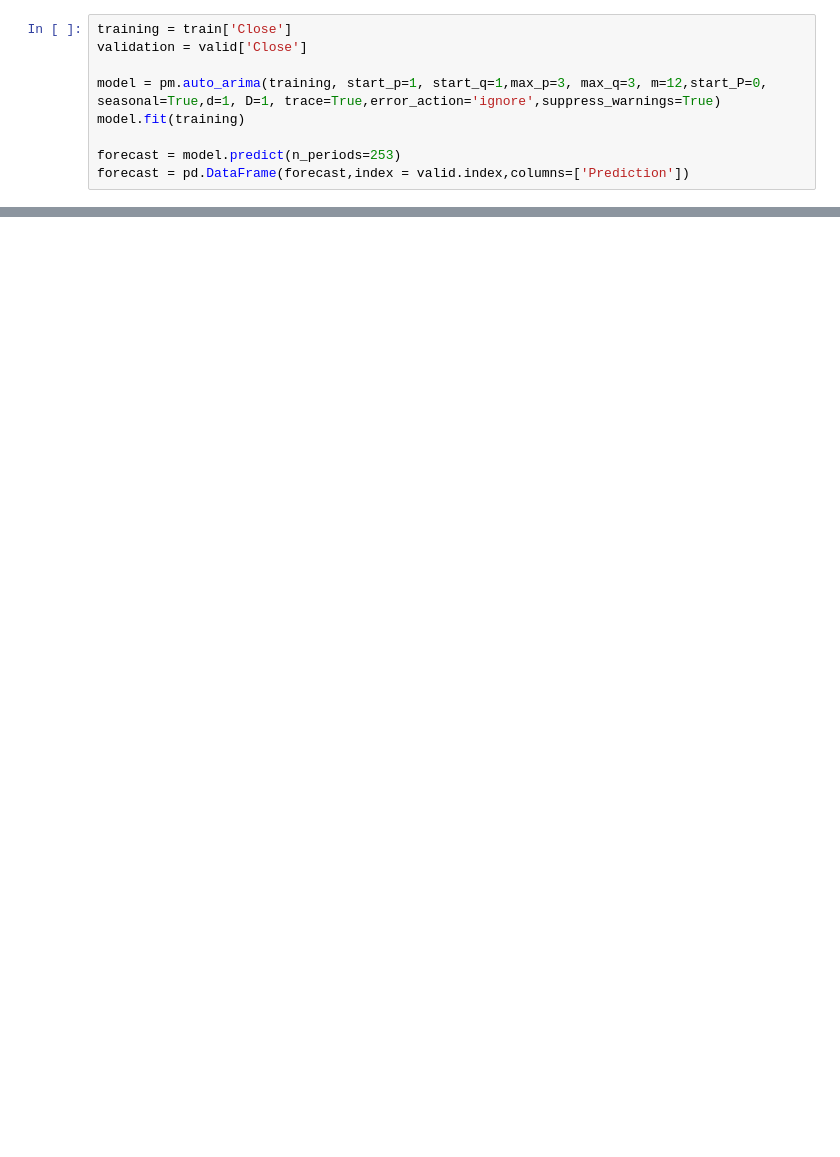
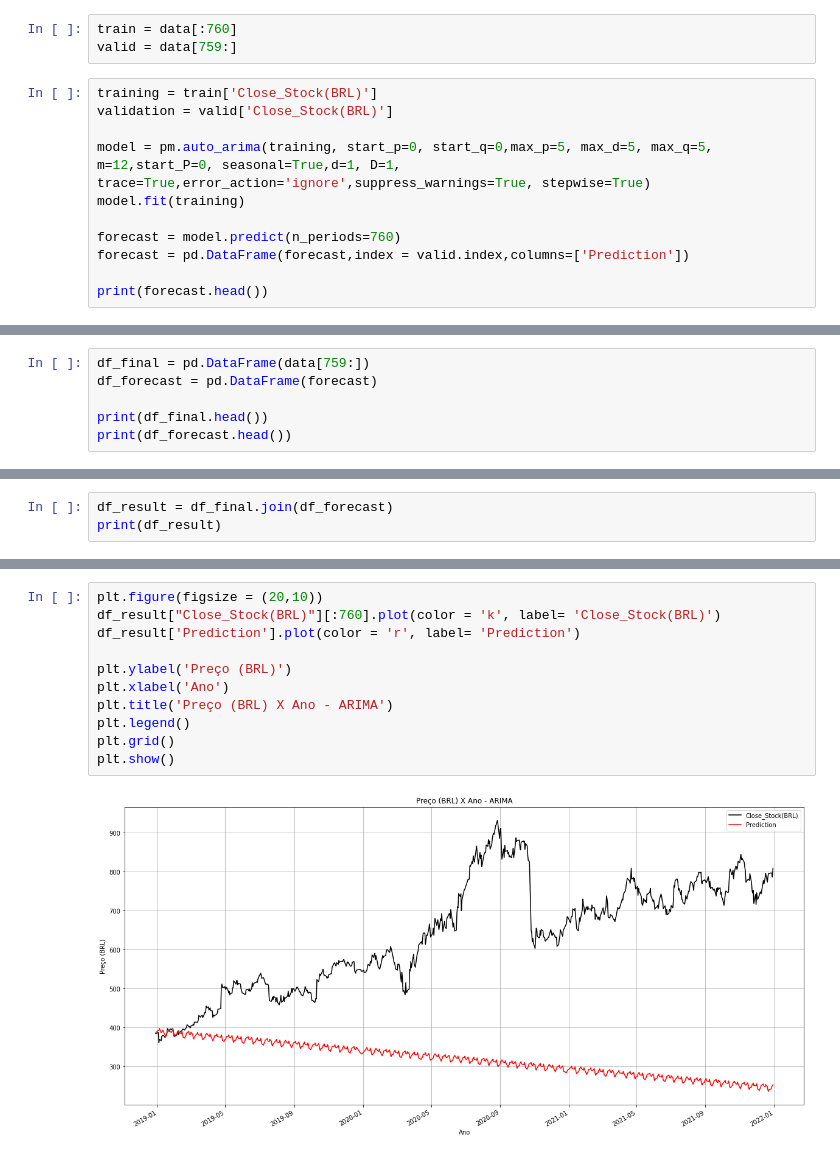
Before and after one commit to Felipe-Renck/stock-price-forecast, a Jupyter notebook: SAP_Stock_Price_ARIMA.ipynb, the cells around one changed output, grey strips where cells are left out. Drawn from its saved outputs; the diff is of its cells as text; blank space fills up the shorter version.

```diff
--- a/SAP_Stock_Price_ARIMA.ipynb
+++ b/SAP_Stock_Price_ARIMA.ipynb
@@ -13,11 +26,16 @@ valid = data[1014:]
+# %%
+train = data[:760]
+valid = data[759:]
 # %%
-training = train['Close']
-validation = valid['Close']
+training = train['Close_Stock(BRL)']
+validation = valid['Close_Stock(BRL)']
 
-model = pm.auto_arima(training, start_p=1, start_q=1,max_p=3, max_q=3, m=12,start_P=0, seasonal=True,d=1, D=1, trace=True,error_action='ignore',suppress_warnings=True)
+model = pm.auto_arima(training, start_p=0, start_q=0,max_p=5, max_d=5, max_q=5, m=12,start_P=0, seasonal=True,d=1, D=1, trace=True,error_action='ignore',suppress_warnings=True, stepwise=True)
 model.fit(training)
 
-forecast = model.predict(n_periods=253)
+forecast = model.predict(n_periods=760)
 forecast = pd.DataFrame(forecast,index = valid.index,columns=['Prediction'])
+
+print(forecast.head())
 # %% [output]
 Performing stepwise search to minimize aic
@@ -52,0 +80,6 @@ plt.plot(forecast['Prediction'])
+# %%
+df_final = pd.DataFrame(data[759:])
+df_forecast = pd.DataFrame(forecast)
+
+print(df_final.head())
+print(df_forecast.head())
@@ -52,0 +101,3 @@ plt.plot(forecast['Prediction'])
+# %%
+df_result = df_final.join(df_forecast)
+print(df_result)
@@ -52,0 +120,13 @@ plt.plot(forecast['Prediction'])
+# %%
+plt.figure(figsize = (20,10))
+df_result["Close_Stock(BRL)"][:760].plot(color = 'k', label= 'Close_Stock(BRL)')
+df_result['Prediction'].plot(color = 'r', label= 'Prediction')
+
+plt.ylabel('Preço (BRL)')
+plt.xlabel('Ano')
+plt.title('Preço (BRL) X Ano - ARIMA')
+plt.legend()
+plt.grid()
+plt.show()
+# %% [output]
+[figure, added]
```
Also changed, not shown: parts of 9 cells of this notebook, 2 other files.
